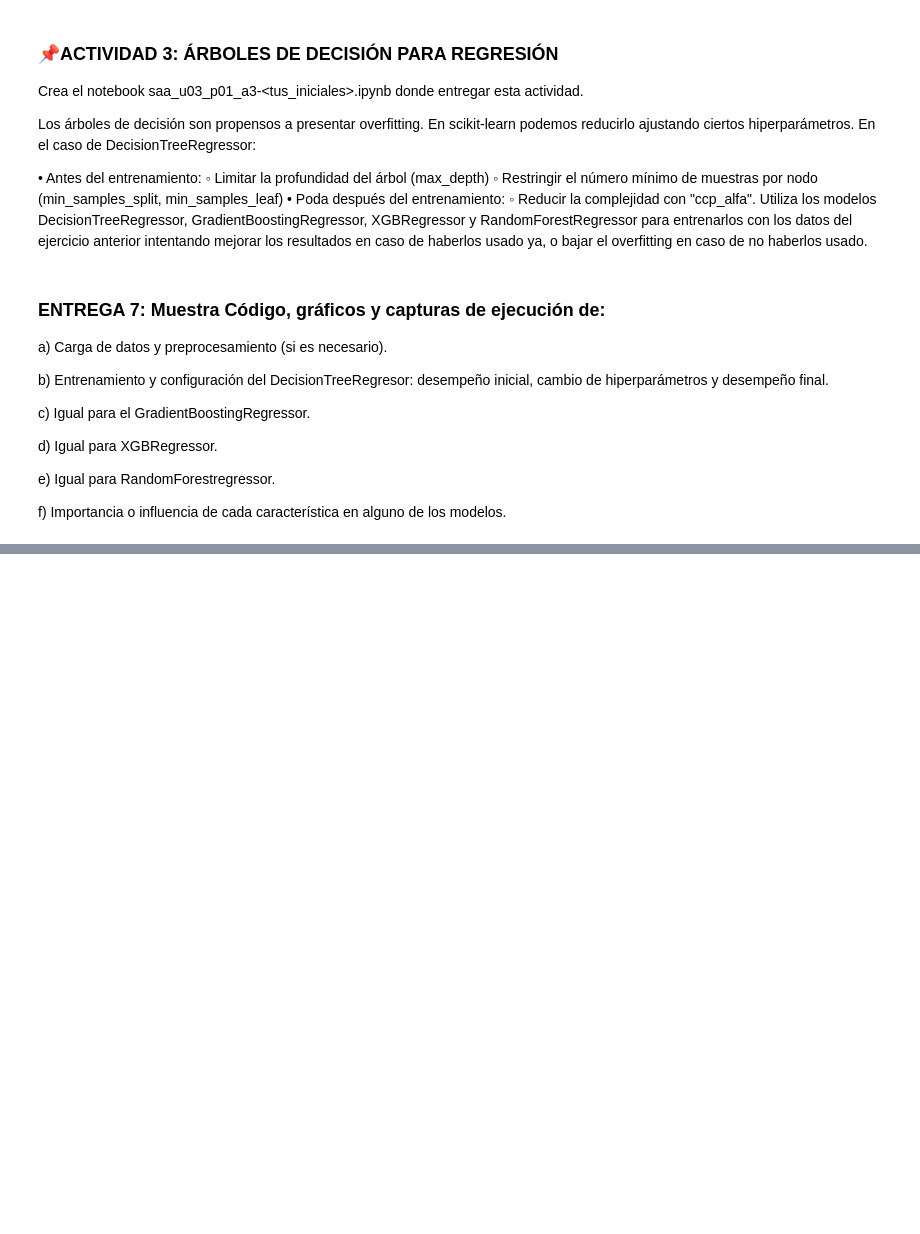
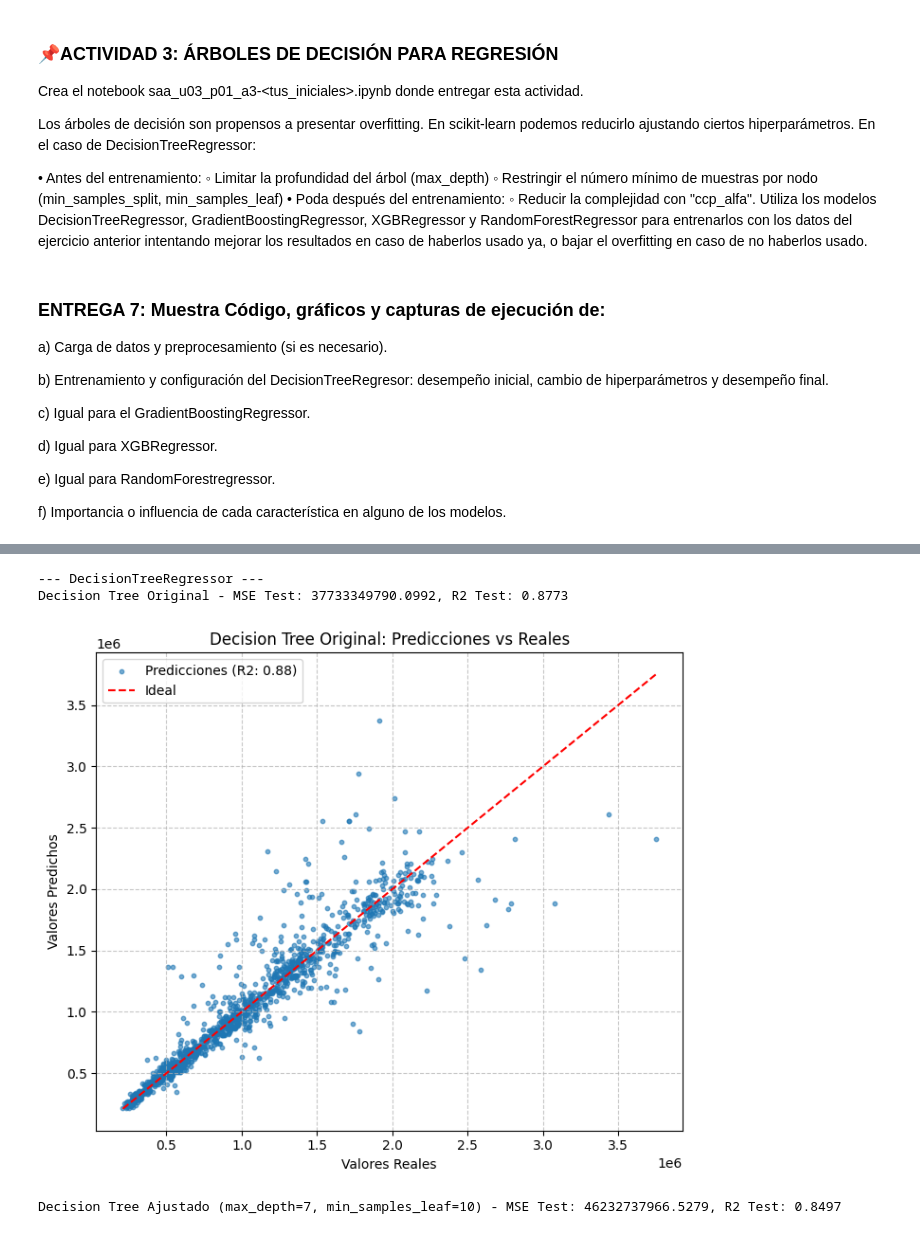
Before and after one commit to JuanMP/Sistemas-de-Aprendizaje, a Jupyter notebook: UD03/Regresión2/saa_u03_p01_a3_JMP.ipynb, the cells around one changed output, grey strips where cells are left out. Drawn from its saved outputs; the diff is of its cells as text; code cells hidden in the pictures; blank space fills up the shorter version.

```diff
--- a/UD03/Regresión2/saa_u03_p01_a3_JMP.ipynb
+++ b/UD03/Regresión2/saa_u03_p01_a3_JMP.ipynb
@@ -29,0 +101,56 @@ f) Importancia o influencia de cada característica en alguno de los modelos.
+# %%
+# Celda 2: DecisionTreeRegressor
+
+print("\n--- DecisionTreeRegressor ---")
+
+# 1. Desempeño inicial
+dt_original_pipeline = Pipeline([
+    ('preprocesador', preprocesador),
+    ('regresor', DecisionTreeRegressor(random_state=semilla))
+])
+dt_original_pipeline.fit(X_train, y_train)
+y_pred_dt_original = dt_original_pipeline.predict(X_test)
+mse_dt_original = mean_squared_error(y_test, y_pred_dt_original)
+r2_dt_original = r2_score(y_test, y_pred_dt_original)
+print(f"Decision Tree Original - MSE Test: {mse_dt_original:.4f}, R2 Test: {r2_dt_original:.4f}")
+
+# Gráfico de desempeño inicial
+plt.figure(figsize=(7, 6))
+plt.scatter(y_test, y_pred_dt_original, alpha=0.6, s=10, label=f'Predicciones (R2: {r2_dt_original:.2f})')
+plt.plot([y_test.min(), y_test.max()], [y_test.min(), y_test.max()], 'r--', label='Ideal')
+plt.title('Decision Tree Original: Predicciones vs Reales')
+plt.xlabel('Valores Reales')
+plt.ylabel('Valores Predichos')
+plt.legend()
+plt.grid(True, linestyle='--', alpha=0.7)
+plt.tight_layout()
+plt.show()
+
+# 2. Cambio de hiperparámetros y desempeño final
+# Ajustes para reducir overfitting: limitar max_depth y/o aumentar min_samples_leaf
+dt_ajustado_pipeline = Pipeline([
+    ('preprocesador', preprocesador),
+    ('regresor', DecisionTreeRegressor(max_depth=7, min_samples_leaf=10, random_state=semilla))
+])
+dt_ajustado_pipeline.fit(X_train, y_train)
+y_pred_dt_ajustado = dt_ajustado_pipeline.predict(X_test)
+mse_dt_ajustado = mean_squared_error(y_test, y_pred_dt_ajustado)
+r2_dt_ajustado = r2_score(y_test, y_pred_dt_ajustado)
+print(f"Decision Tree Ajustado (max_depth=7, min_samples_leaf=10) - MSE Test: {mse_dt_ajustado:.4f}, R2 Test: {r2_dt_ajustado:.4f}")
+
+# Gráfico de desempeño final
+plt.figure(figsize=(7, 6))
+plt.scatter(y_test, y_pred_dt_ajustado, alpha=0.6, s=10, label=f'Predicciones Ajustadas (R2: {r2_dt_ajustado:.2f})')
+plt.plot([y_test.min(), y_test.max()], [y_test.min(), y_test.max()], 'r--', label='Ideal')
+plt.title('Decision Tree Ajustado: Predicciones vs Reales')
+plt.xlabel('Valores Reales')
+plt.ylabel('Valores Predichos')
+plt.legend()
+plt.grid(True, linestyle='--', alpha=0.7)
+plt.tight_layout()
+plt.show()
+# %% [output]
+--- DecisionTreeRegressor ---
+Decision Tree Original - MSE Test: 37733349790.0992, R2 Test: 0.8773
+[figure, added]
+Decision Tree Ajustado (max_depth=7, min_samples_leaf=10) - MSE Test: 46232737966.5279, R2 Test: 0.8497
```
Also changed, not shown: parts of 6 cells of this notebook, 4 other files.
